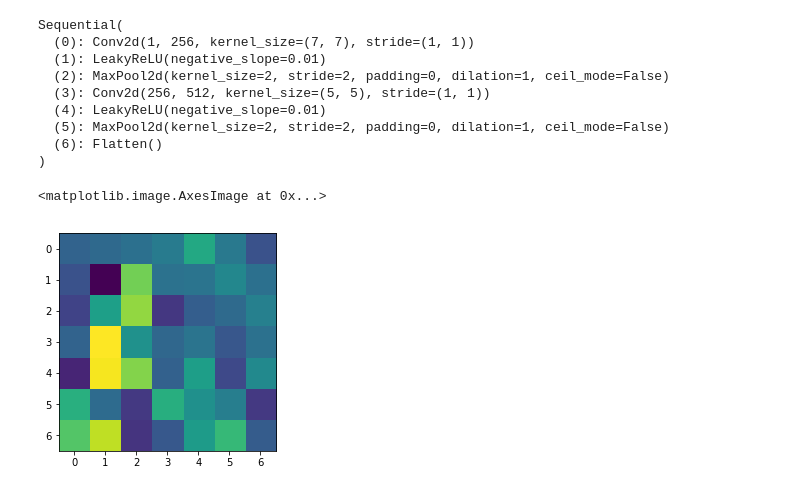
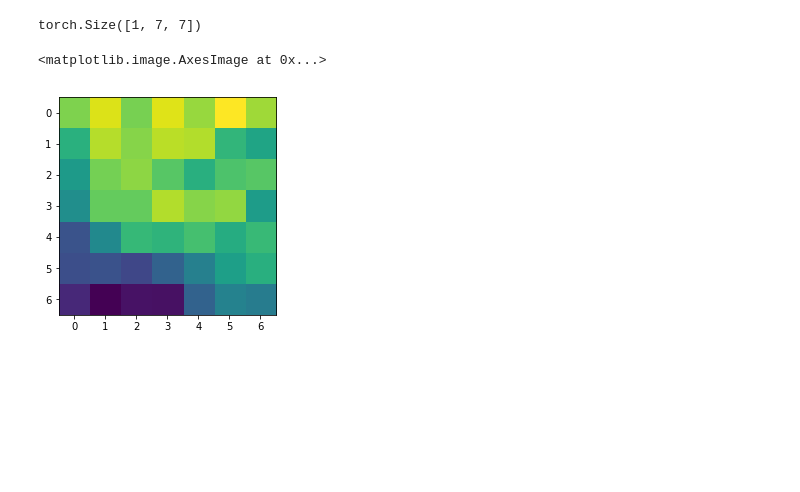
Before and after one commit to DahaKot/Deep-Weight-Prior, a Jupyter notebook: vae.ipynb, the cells around one changed output. Saved outputs shown, nothing was run; the diff lists cells and outputs as text; code cells hidden in the pictures; blank space fills up the shorter version.

```diff
--- a/vae.ipynb
+++ b/vae.ipynb
@@ -16,61 +19,42 @@ class Flatten(nn.Module):
         return x.view(BATCH_SIZE, -1)
 
 class Conv_Net(nn.Module):
-    def __init__(self, seq, clf):
+    def __init__(self):
         super(Conv_Net, self).__init__()
-        self.seq = seq
-        self.clf = clf
+
+        #architecture of the network copied from the article
+        self.seq = nn.Sequential(
+            nn.Conv2d(1, 256, kernel_size=(7, 7), stride=(1, 1)),
+            nn.LeakyReLU(negative_slope=0.01),
+            nn.MaxPool2d(kernel_size=2,stride=2, padding=0, dilation=1, ceil_mode=False),
+            nn.Conv2d(256, 512, kernel_size=(5, 5), stride=(1, 1)),
+            nn.LeakyReLU(negative_slope=0.01),
+            nn.MaxPool2d(kernel_size=2,stride=2, padding=0, dilation=1, ceil_mode=False),
+            Flatten()
+        )
+        self.clf = nn.Linear(in_features=4608, out_features=10, bias=True)
 
     def forward(self, x):
         return self.clf(self.seq(x))
-
-def build_new_net():
-    #architecture of the network copied from the article
-    seq = nn.Sequential(
-        nn.Conv2d(1, 256, kernel_size=(7, 7), stride=(1, 1)),
-        nn.LeakyReLU(negative_slope=0.01),
-        nn.MaxPool2d(kernel_size=2,stride=2, padding=0, dilation=1, ceil_mode=False),
-        nn.Conv2d(256, 512, kernel_size=(5, 5), stride=(1, 1)),
-        nn.LeakyReLU(negative_slope=0.01),
-        nn.MaxPool2d(kernel_size=2,stride=2, padding=0, dilation=1, ceil_mode=False),
-        Flatten()
-    )
-    clf = nn.Linear(in_features=4608, out_features=10, bias=True)
-    return seq, clf
 # %%
 #copied numbers from the article
-N_EPOCHS = 500
+N_EPOCHS = 300
 Z_DIM = 2
 STAT_STEP = 500
 BATCH_SIZE = 32
 
 device = 'cuda'
+N_MODELS = 100
 # %%
 #read data
 PATH = './models_notMNIST/model_'
 weights_paths = []
 learned_models = []
-for i in range(100):
-    #reaally not effective
-    seq, clf = build_new_net()
-    model = Conv_Net(seq, clf)
+
+#load learned models
+for i in range(N_MODELS):
+    model = Conv_Net()
     weights_paths.append(PATH + str(i) + '.pt')
 
     model.load_state_dict(torch.load(weights_paths[i], map_location = 'cpu'))
     learned_models.append(model)
-# %%
-weights = []
-for model in learned_models:
-    weights.append(model.seq)
-
-print(weights[0])
-# %% [output]
-Sequential(
-  (0): Conv2d(1, 256, kernel_size=(7, 7), stride=(1, 1))
-  (1): LeakyReLU(negative_slope=0.01)
-  (2): MaxPool2d(kernel_size=2, stride=2, padding=0, dilation=1, ceil_mode=False)
-  (3): Conv2d(256, 512, kernel_size=(5, 5), stride=(1, 1))
-  (4): LeakyReLU(negative_slope=0.01)
-  (5): MaxPool2d(kernel_size=2, stride=2, padding=0, dilation=1, ceil_mode=False)
-  (6): Flatten()
-)
@@ -80,0 +61,18 @@ for i in range(len(weights)):
+# %%
+#perfrom seris of transformations to get weights as tensor of shape[256000x1x7x7]
+weights = []
+for model in learned_models:
+    weights.append(model.seq)
+
+weights[0][0].weight.size()
+for i in range(len(weights)):
+    weights[i] = weights[i][0].weight
+
+new_weights = []
+for i in range(len(weights)):
+    for j in range(len(weights[i])):
+        new_weights.append(weights[i][j])
+
+print(new_weights[0].shape)
+# %% [output]
+torch.Size([1, 7, 7])
@@ -81,8 +87,8 @@ for i in range(len(weights)):
 # %%
 import matplotlib.pyplot as plt
 %matplotlib inline
 
-plt.imshow(weights[99][10].detach().numpy().reshape((7, 7)))
+plt.imshow(new_weights[10].detach().numpy().reshape((7, 7)))
 # %% [output]
 <matplotlib.image.AxesImage at 0x...>
-[figure, old version]
+[figure, new version]
```
Also changed, not shown: parts of 21 cells of this notebook, 3 other files.
